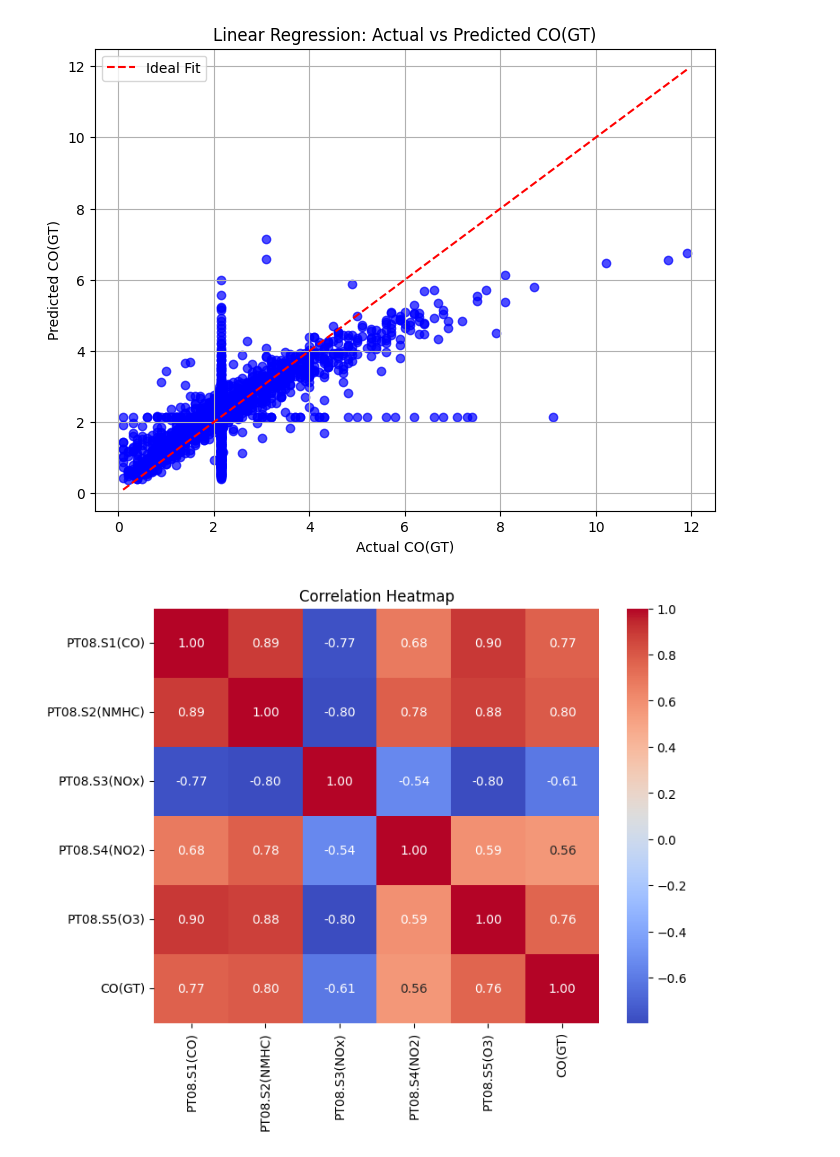
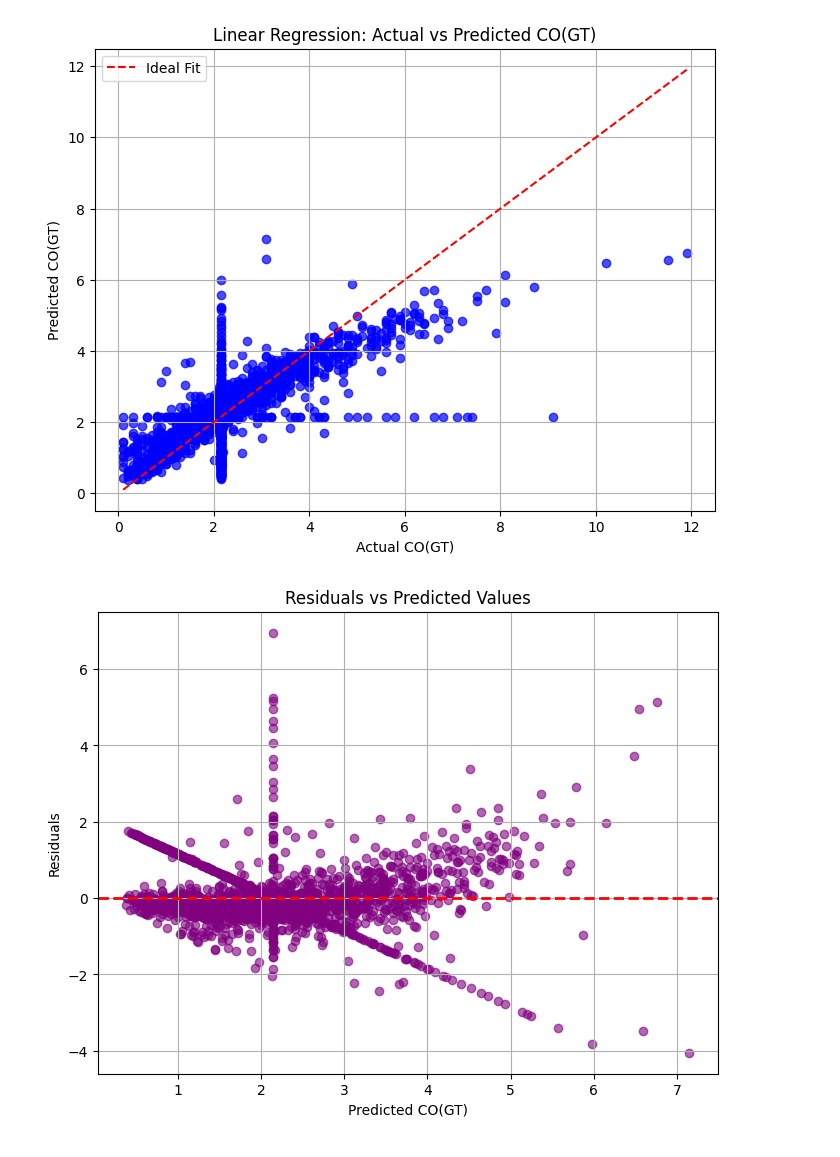
Before and after one commit to Anagha235/Data-Mining-and-Discovery, a Jupyter notebook: Linear Vs Logistic Regression.ipynb, the cells around one changed output. Cells and saved outputs as stored; diff of their text form; code cells hidden in the pictures.

```diff
--- a/Linear Vs Logistic Regression.ipynb
+++ b/Linear Vs Logistic Regression.ipynb
@@ -74,12 +75,17 @@ y_ln = data_cleaned['CO(GT)']
 # Splitting the data into training and testing
 x_train_ln, x_test_ln, y_train_ln, y_test_ln = train_test_split(x_ln, y_ln, test_size=0.2, random_state=22)
 
+# Scaling the data
+scaler = StandardScaler()
+X_train_scaled = scaler.fit_transform(x_train_ln)
+X_test_scaled = scaler.transform(x_test_ln)
+
 # Training the model
 linear_model = LinearRegression()
-linear_model.fit(x_train_ln, y_train_ln)
+linear_model.fit(X_train_scaled, y_train_ln)
 
 # Prediction of the model
-y_pred_ln = linear_model.predict(x_test_ln)
+y_pred_ln = linear_model.predict(X_test_scaled)
 mse = mean_squared_error(y_test_ln, y_pred_ln)
 r2 = r2_score(y_test_ln, y_pred_ln)
 
@@ -102,14 +108,20 @@ plt.grid(True)
 plt.show()
 # %% [output]
 [figure]
-# %%
-plt.figure(figsize=(8, 6))
-corr_matrix = data_cleaned[['PT08.S1(CO)', 'PT08.S2(NMHC)', 'PT08.S3(NOx)', 'PT08.S4(NO2)', 'PT08.S5(O3)', "CO(GT)"]].corr()
-sns.heatmap(corr_matrix, annot=True, cmap="coolwarm", fmt=".2f")
-plt.title("Correlation Heatmap")
-plt.show()
-# %% [output]
-[figure, removed]
+# %%
+# Residual Analysis: Actual - Predicted
+residuals = y_test_ln - y_pred_ln
+
+plt.figure(figsize=(8, 6))
+plt.scatter(y_pred_ln, residuals, alpha=0.6, color='purple')
+plt.axhline(0, linestyle='--', color='red', linewidth=2)
+plt.xlabel("Predicted CO(GT)")
+plt.ylabel("Residuals")
+plt.title("Residuals vs Predicted Values")
+plt.grid()
+plt.show()
+# %% [output]
+[figure, added]
 # %%
 # Defining the binary target: High CO (1) vs Low CO (0)
 threshold_co = 2.5  # CO(GT) threshold in mg/m³
```
Also changed, not shown: parts of 4 cells of this notebook.
